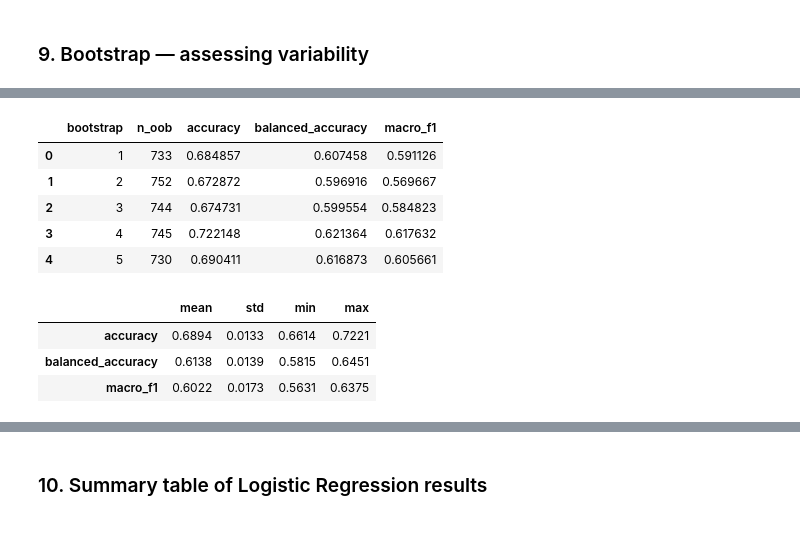
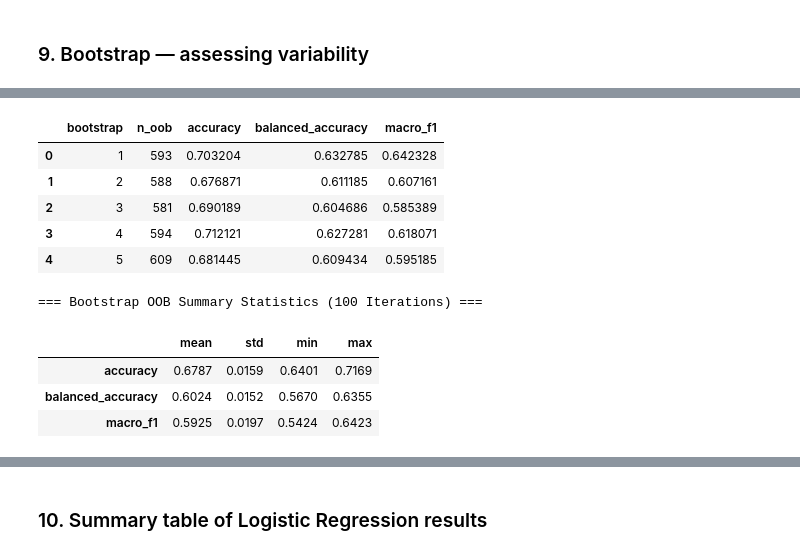
Before and after one commit to nwaryszak/APRAU, a Jupyter notebook: APRAU_Regression.ipynb, the cells around one changed output, grey strips where cells are left out. Saved outputs shown, nothing was run; the diff lists cells and outputs as text; code cells hidden in the pictures.

```diff
--- a/APRAU_Regression.ipynb
+++ b/APRAU_Regression.ipynb
@@ -459,7 +584,9 @@ scoring = {
 }
 
 cv_results = []
+cv_raw_scores = []
 
+# 5-Fold and 10-Fold Stratified Cross-Validation
 for k in [5, 10]:
     cv = StratifiedKFold(
         n_splits=k,
@@ -471,14 +598,24 @@ for k in [5, 10]:
 
     scores = cross_validate(
         model,
-        X,
-        y_class,
+        X_train_clf,
+        y_train_clf,
         cv=cv,
         scoring=scoring,
         n_jobs=-1,
         return_train_score=False
     )
 
+    # Saving raw results for each fold for boxplot
+    for acc, bacc, f1 in zip(scores["test_accuracy"], scores["test_balanced_accuracy"], scores["test_macro_f1"]):
+        cv_raw_scores.append({
+            "method": f"{k}-fold CV",
+            "accuracy": acc,
+            "balanced_accuracy": bacc,
+            "macro_f1": f1
+        })
+
+    # Summary of means and standard deviations
     for metric in scoring:
         values = scores[f"test_{metric}"]
 
@@ -490,5 +627,6 @@ for k in [5, 10]:
         })
 
 cv_results = pd.DataFrame(cv_results)
+print("=== Stratified 5-Fold and 10-Fold CV Summary ===")
 display(cv_results.round(4))
 # %% [output]
@@ -544,8 +710,8 @@ rng = np.random.default_rng(RANDOM_STATE)
 
 bootstrap_results = []
 
-X_boot = X.reset_index(drop=True)
-y_boot = y_class.reset_index(drop=True)
+X_boot = X_train_clf.reset_index(drop=True)
+y_boot = y_train_clf.reset_index(drop=True)
 
 n = len(X_boot)
 
@@ -571,39 +737,41 @@ for b in range(N_BOOTSTRAPS):
 
     model = make_logistic_model()
     model.fit(X_train_b, y_train_b)
 
     predictions = model.predict(X_oob)
 
     bootstrap_results.append({
         "bootstrap": b + 1,
         "n_oob": len(oob_indices),
         "accuracy": accuracy_score(y_oob, predictions),
         "balanced_accuracy": balanced_accuracy_score(y_oob, predictions),
         "macro_f1": f1_score(
             y_oob,
             predictions,
             average="macro",
             zero_division=0
         )
     })
 
 bootstrap_results = pd.DataFrame(bootstrap_results)
 
 display(bootstrap_results.head())
 
 bootstrap_summary = bootstrap_results[
     ["accuracy", "balanced_accuracy", "macro_f1"]
 ].agg(["mean", "std", "min", "max"]).T
 
+print("=== Bootstrap OOB Summary Statistics (100 Iterations) ===")
 display(bootstrap_summary.round(4))
 # %% [output]
 |  | bootstrap | n_oob | accuracy | balanced_accuracy | macro_f1 |
-| 0 | 1 | 733 | 0.684857 | 0.607458 | 0.591126 |
-| 1 | 2 | 752 | 0.672872 | 0.596916 | 0.569667 |
-| 2 | 3 | 744 | 0.674731 | 0.599554 | 0.584823 |
-| 3 | 4 | 745 | 0.722148 | 0.621364 | 0.617632 |
-| 4 | 5 | 730 | 0.690411 | 0.616873 | 0.605661 |
+| 0 | 1 | 593 | 0.703204 | 0.632785 | 0.642328 |
+| 1 | 2 | 588 | 0.676871 | 0.611185 | 0.607161 |
+| 2 | 3 | 581 | 0.690189 | 0.604686 | 0.585389 |
+| 3 | 4 | 594 | 0.712121 | 0.627281 | 0.618071 |
+| 4 | 5 | 609 | 0.681445 | 0.609434 | 0.595185 |
+=== Bootstrap OOB Summary Statistics (100 Iterations) ===
 |  | mean | std | min | max |
-| accuracy | 0.6894 | 0.0133 | 0.6614 | 0.7221 |
-| balanced_accuracy | 0.6138 | 0.0139 | 0.5815 | 0.6451 |
-| macro_f1 | 0.6022 | 0.0173 | 0.5631 | 0.6375 |
+| accuracy | 0.6787 | 0.0159 | 0.6401 | 0.7169 |
+| balanced_accuracy | 0.6024 | 0.0152 | 0.5670 | 0.6355 |
+| macro_f1 | 0.5925 | 0.0197 | 0.5424 | 0.6423 |
```
Also changed, not shown: parts of 34 cells of this notebook.
